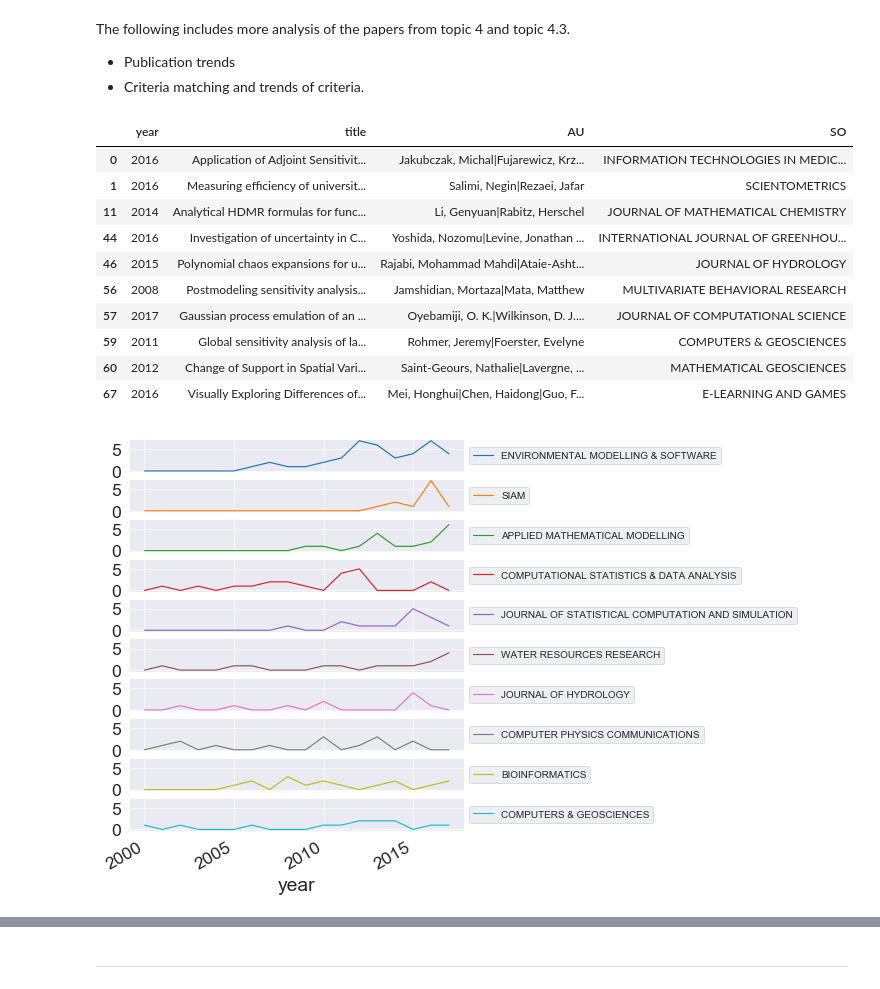
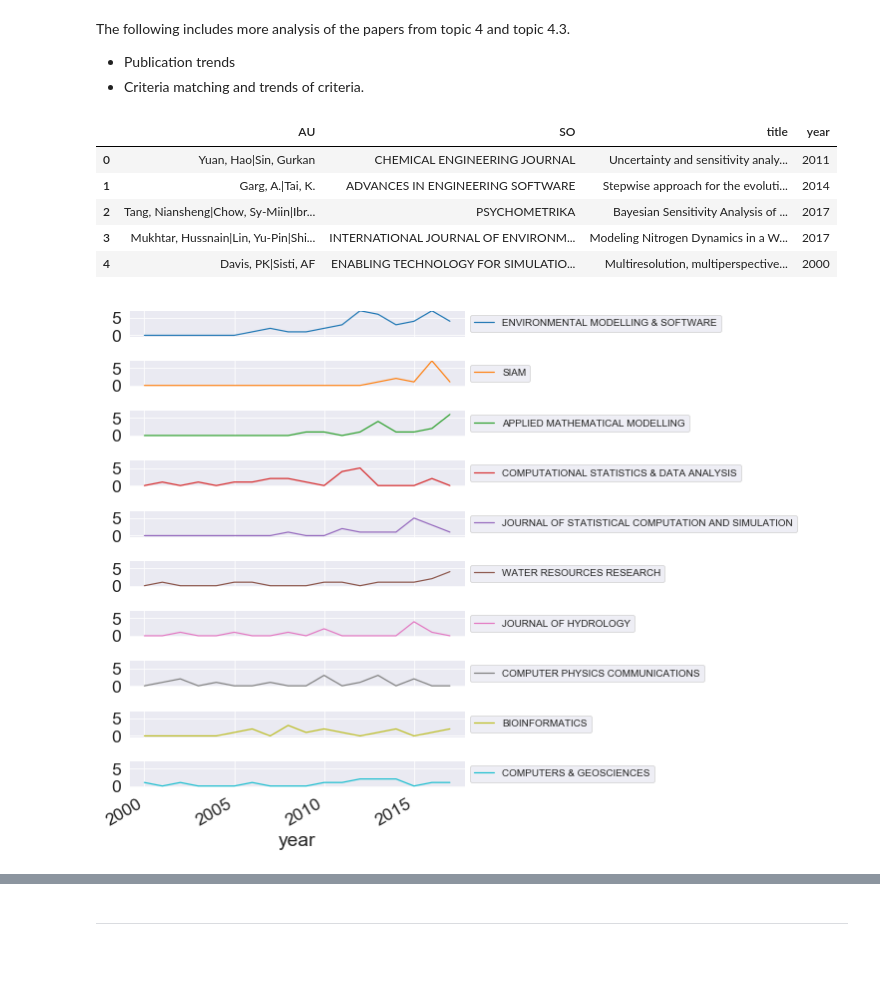
Before and after one commit to frog7/uasa-trends, a Jupyter notebook: notebooks/Topic modelling and network graphs.ipynb, the cells around one changed output, grey strips where cells are left out. Drawn from its saved outputs; the diff is of its cells as text; code cells hidden in the pictures; blank space fills up the shorter version.

```diff
--- a/notebooks/Topic modelling and network graphs.ipynb
+++ b/notebooks/Topic modelling and network graphs.ipynb
@@ -93,4 +92,6 @@ for i in range(1,5):
         break
 # %% [output]
 Found paper in topic 4
+# %%
+topic_4_set = topic_results.get_topic_by_id(4)
 # %%
@@ -110,7 +111,6 @@ topic_set.loc[:, ~topic_set.columns.isin(hide_columns)].head(10)
 # %%
-topic_recs = wosis.extract_recs(topic_set.loc[:, 'id'], RC, 'Topic of Interest')
+topic_4_recs = wosis.extract_recs(topic_4_set.loc[:, 'id'], RC, 'Topic of Interest')
 # %%
 #run topic model on topic 4
-topic_4_recs_df = wosis.rec_to_df(topic_recs)
-topic_model, trans, feature_names = find_topics(topic_4_recs_df, num_topics=5)
+topic_4_subtopics = find_topics(topic_4_set, num_topics=5)
 # %% [output]
@@ -212,14 +210,15 @@ The following includes more analysis of the papers from topic 4 and topic 4.3. <
+# %%
+topic_4_3_set = topic_4_subtopics.get_topic_by_id(3)
+
+topic_4_3_recs = wosis.extract_recs(topic_4_3_set.loc[:, 'id'], topic_recs, 'Topic of Interest')
+
+tmp_df = wosis.rc_to_df(topic_4_3_recs)
 # %%
-topic_set.loc[:, ~topic_set.columns.isin(hide_columns)].head(10)
+tmp_df.loc[:, ~topic_set.columns.isin(hide_columns)].head()
 # %% [output]
-|  | year | title | AU | SO |
-| 0 | 2016 | Application of Adjoint Sensitivit... | Jakubczak, Michal|Fujarewicz, Krz... | INFORMATION TECHNOLOGIES IN MEDIC... |
-| 1 | 2016 | Measuring efficiency of universit... | Salimi, Negin|Rezaei, Jafar | SCIENTOMETRICS |
-| 11 | 2014 | Analytical HDMR formulas for func... | Li, Genyuan|Rabitz, Herschel | JOURNAL OF MATHEMATICAL CHEMISTRY |
-| 44 | 2016 | Investigation of uncertainty in C... | Yoshida, Nozomu|Levine, Jonathan ... | INTERNATIONAL JOURNAL OF GREENHOU... |
-| 46 | 2015 | Polynomial chaos expansions for u... | Rajabi, Mohammad Mahdi|Ataie-Asht... | JOURNAL OF HYDROLOGY |
-| 56 | 2008 | Postmodeling sensitivity analysis... | Jamshidian, Mortaza|Mata, Matthew | MULTIVARIATE BEHAVIORAL RESEARCH |
-| 57 | 2017 | Gaussian process emulation of an ... | Oyebamiji, O. K.|Wilkinson, D. J.... | JOURNAL OF COMPUTATIONAL SCIENCE |
-| 59 | 2011 | Global sensitivity analysis of la... | Rohmer, Jeremy|Foerster, Evelyne | COMPUTERS & GEOSCIENCES |
-| 60 | 2012 | Change of Support in Spatial Vari... | Saint-Geours, Nathalie|Lavergne, ... | MATHEMATICAL GEOSCIENCES |
-| 67 | 2016 | Visually Exploring Differences of... | Mei, Honghui|Chen, Haidong|Guo, F... | E-LEARNING AND GAMES |
+|  | AU | SO | title | year |
+| 0 | Yuan, Hao|Sin, Gurkan | CHEMICAL ENGINEERING JOURNAL | Uncertainty and sensitivity analy... | 2011 |
+| 1 | Garg, A.|Tai, K. | ADVANCES IN ENGINEERING SOFTWARE | Stepwise approach for the evoluti... | 2014 |
+| 2 | Tang, Niansheng|Chow, Sy-Miin|Ibr... | PSYCHOMETRIKA | Bayesian Sensitivity Analysis of ... | 2017 |
+| 3 | Mukhtar, Hussnain|Lin, Yu-Pin|Shi... | INTERNATIONAL JOURNAL OF ENVIRONM... | Modeling Nitrogen Dynamics in a W... | 2017 |
+| 4 | Davis, PK|Sisti, AF | ENABLING TECHNOLOGY FOR SIMULATIO... | Multiresolution, multiperspective... | 2000 |
@@ -234,7 +225,7 @@ topic_set.loc[:, ~topic_set.columns.isin(hide_columns)].head(10)
 # %%
 #publication trend for top 10 journals
-wos_plot.plot_journal_pub_trend(topic_4_recs)
+wos_plot.plot_journal_pub_trend(topic_4_3_recs)
 # %% [output]
-[figure, old version]
+[figure, new version]
 # %%
 #Top 10 jorunals by number of publications
```
Also changed, not shown: parts of 34 cells of this notebook, 1 other file.
